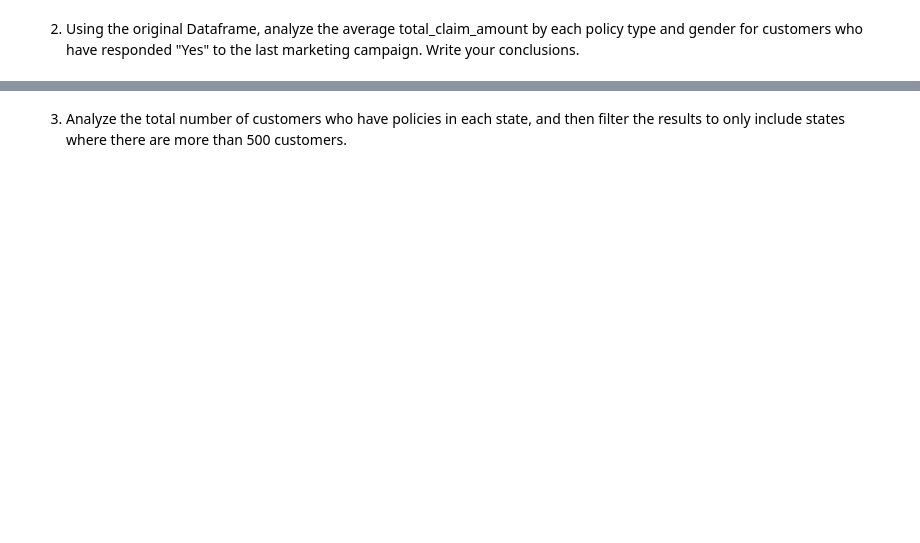
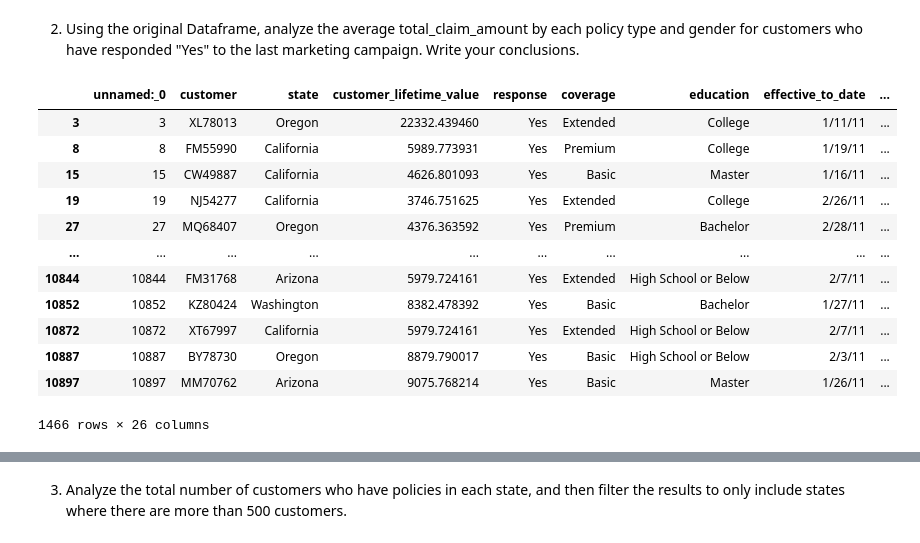
Before and after one commit to data-bootcamp-v4/lab-dw-data-aggregation-and-filtering, a Jupyter notebook: lab-dw-aggregating.ipynb, the cells around one changed output, grey strips where cells are left out. Cells and saved outputs as stored; diff of their text form; code cells hidden in the pictures; blank space fills up the shorter version.

```diff
--- a/lab-dw-aggregating.ipynb
+++ b/lab-dw-aggregating.ipynb
@@ -46,2 +53,20 @@ KeyError: False
 # %% [markdown]
 2. Using the original Dataframe, analyze the average total_claim_amount by each policy type and gender for customers who have responded "Yes" to the last marketing campaign. Write your conclusions.
+# %%
+# step 1
+yes_responses = df[df['response'] == 'Yes']
+yes_responses
+# %% [output]
+|  | unnamed:_0 | customer | state | customer_lifetime_value | response | coverage | education | effective_to_date | ... |
+| 3 | 3 | XL78013 | Oregon | 22332.439460 | Yes | Extended | College | 1/11/11 | ... |
+| 8 | 8 | FM55990 | California | 5989.773931 | Yes | Premium | College | 1/19/11 | ... |
+| 15 | 15 | CW49887 | California | 4626.801093 | Yes | Basic | Master | 1/16/11 | ... |
+| 19 | 19 | NJ54277 | California | 3746.751625 | Yes | Extended | College | 2/26/11 | ... |
+| 27 | 27 | MQ68407 | Oregon | 4376.363592 | Yes | Premium | Bachelor | 2/28/11 | ... |
+| ... | ... | ... | ... | ... | ... | ... | ... | ... | ... |
+| 10844 | 10844 | FM31768 | Arizona | 5979.724161 | Yes | Extended | High School or Below | 2/7/11 | ... |
+| 10852 | 10852 | KZ80424 | Washington | 8382.478392 | Yes | Basic | Bachelor | 1/27/11 | ... |
+| 10872 | 10872 | XT67997 | California | 5979.724161 | Yes | Extended | High School or Below | 2/7/11 | ... |
+| 10887 | 10887 | BY78730 | Oregon | 8879.790017 | Yes | Basic | High School or Below | 2/3/11 | ... |
+| 10897 | 10897 | MM70762 | Arizona | 9075.768214 | Yes | Basic | Master | 1/26/11 | ... |
+1466 rows × 26 columns
```
Also changed, not shown: parts of 8 cells of this notebook.
